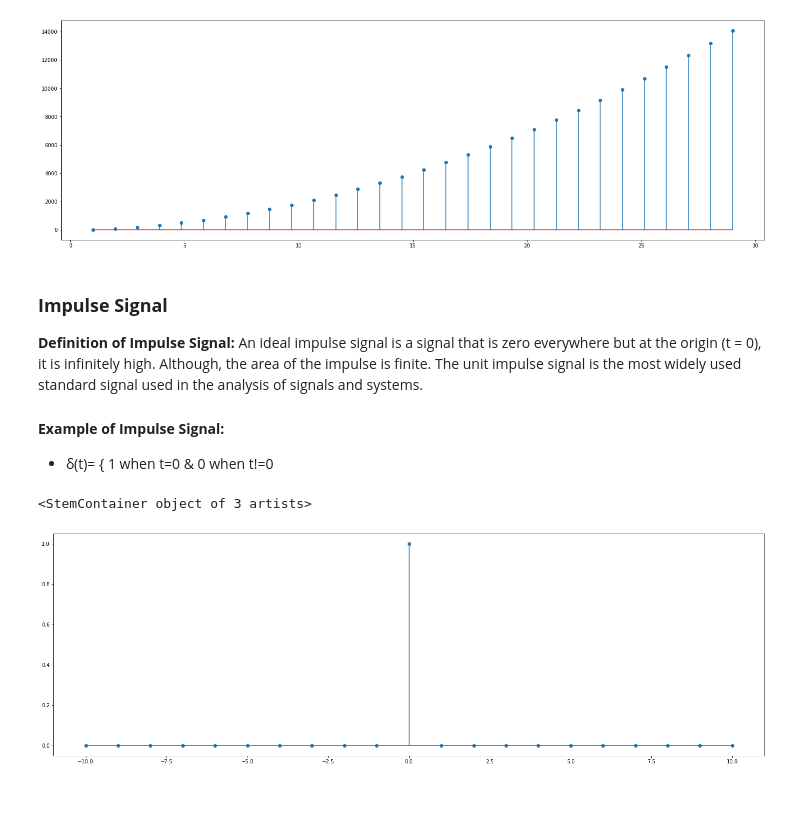
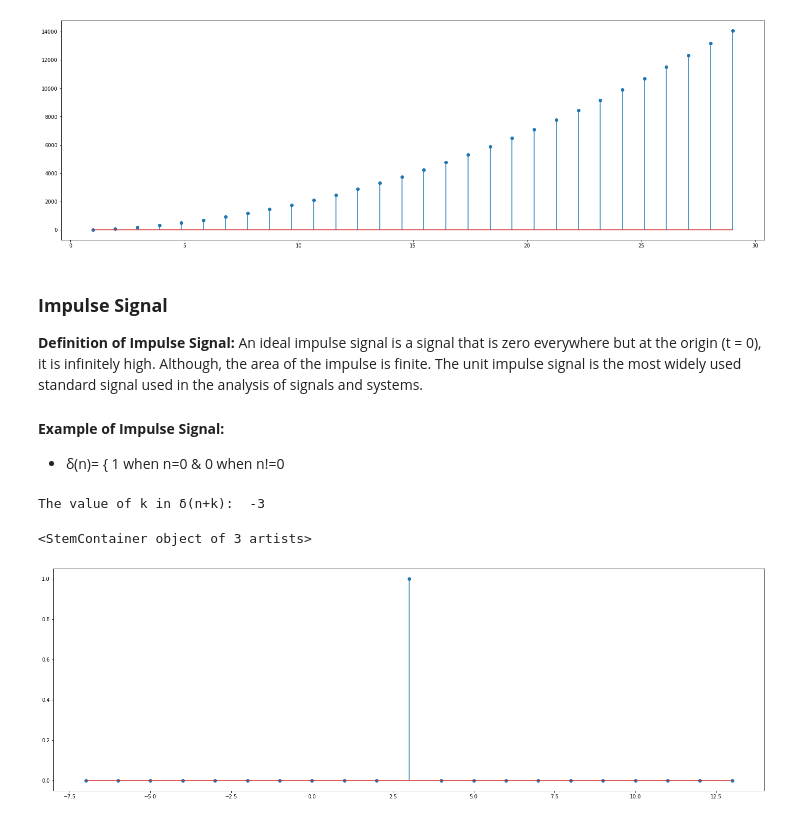
Before and after one commit to s-m-nahid-hasan-ruet-ece/Competitive-Programming, a Jupyter notebook: LabTask/DSP/DSP_Resolution.ipynb, the cells around one changed output. Drawn from its saved outputs; the diff is of its cells as text; code cells hidden in the pictures.

```diff
--- a/LabTask/DSP/DSP_Resolution.ipynb
+++ b/LabTask/DSP/DSP_Resolution.ipynb
@@ -254,21 +254,25 @@ plt.stem(n,y)
 
 
 #### **Example of Impulse Signal:**
-- δ(t)= { 1  when t=0 & 0 when t!=0
+- δ(n)= { 1  when n=0 & 0 when n!=0
 # %%
-n = np.linspace(-10,10,21)
+k = input("Enter the value of k in δ(n+k):")
+print("The value of k in δ(n+k): ",k)
 
+
+n = np.linspace(-10-int(k),10-int(k),21)
 y = []
 
 for i in range(0,len(n)):
-    if(n[i]==0):
+    if((i+int(k))<len(n) and n[i+int(k)]==0):
        y.append(1)
     else:
        y.append(0)
 
 
 plt.figure(figsize=(25, 8))
 plt.stem(n,y)
 # %% [output]
-<StemContainer object of 3 artists>
+The value of k in δ(n+k):  -3
+<StemContainer object of 3 artists>
-[figure, old version]
+[figure, new version]
```
Also changed, not shown: parts of 5 cells of this notebook.
